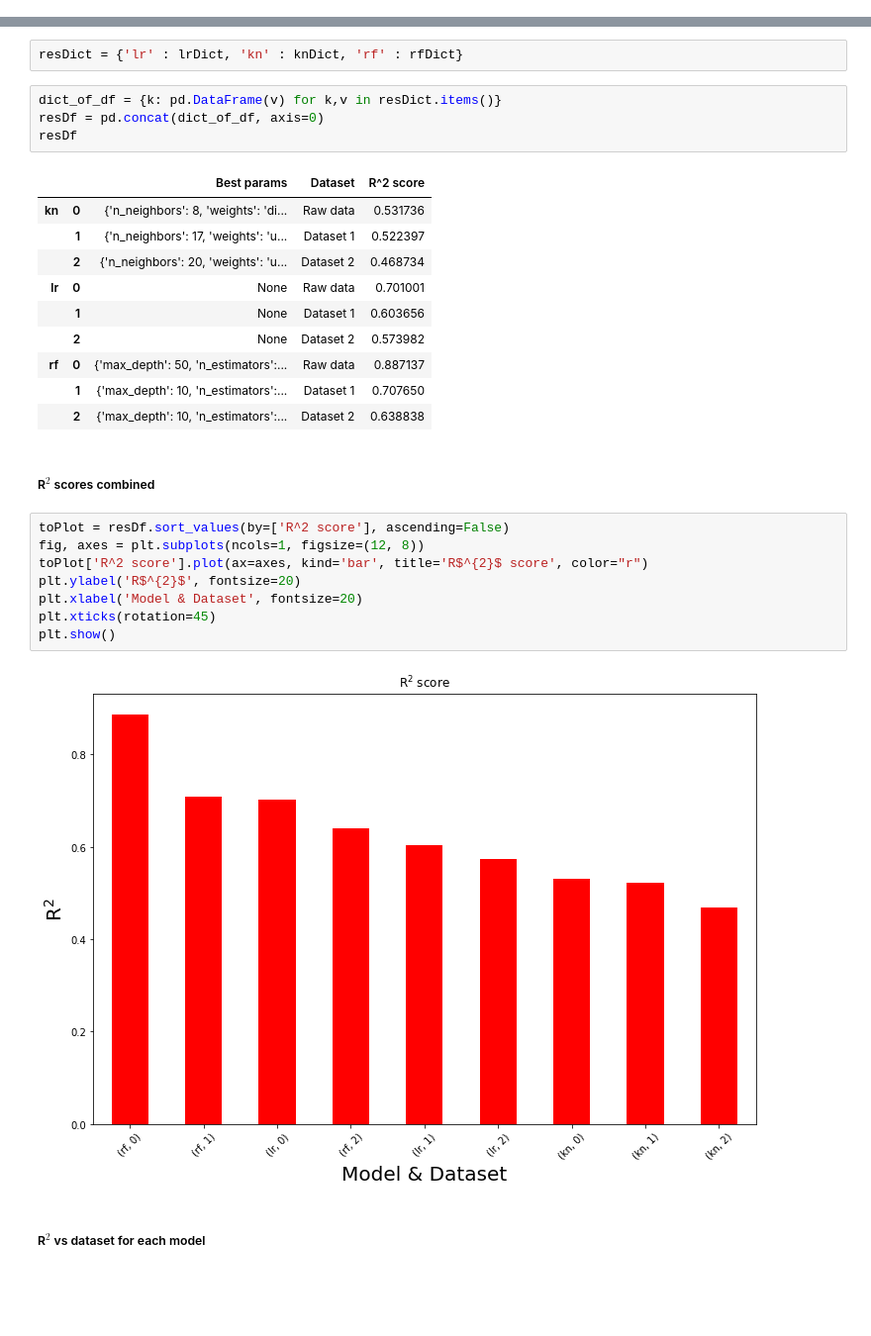
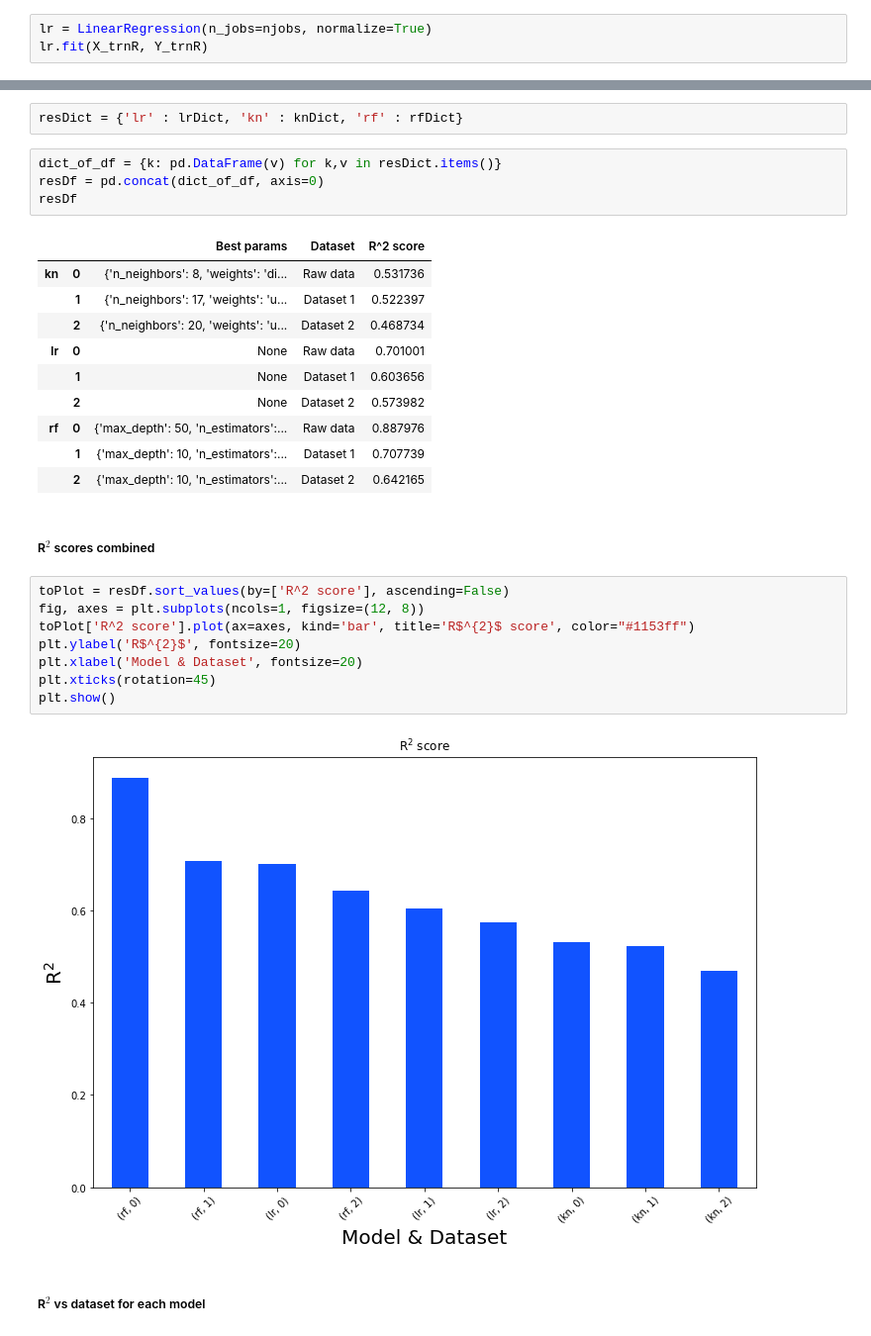
Before and after one commit to marchtom/housesalesprediction, a Jupyter notebook: house_sales.ipynb, the cells around one changed output, grey strips where cells are left out. Shown at 99% size. Drawn from its saved outputs; the diff is of its cells as text; blank space fills up the shorter version.

```diff
--- a/house_sales.ipynb
+++ b/house_sales.ipynb
@@ -421,3 +436,6 @@ pd.DataFrame(lrDict)
 | 0 | None | Raw data | 0.701001 |
 | 1 | None | Dataset 1 | 0.603656 |
 | 2 | None | Dataset 2 | 0.573982 |
+# %%
+lr = LinearRegression(n_jobs=njobs, normalize=True)
+lr.fit(X_trnR, Y_trnR)
@@ -568,21 +639,21 @@ resDf
 | lr | 0 | None | Raw data | 0.701001 |
 |  | 1 | None | Dataset 1 | 0.603656 |
 |  | 2 | None | Dataset 2 | 0.573982 |
-| rf | 0 | {'max_depth': 50, 'n_estimators':... | Raw data | 0.887137 |
-|  | 1 | {'max_depth': 10, 'n_estimators':... | Dataset 1 | 0.707650 |
-|  | 2 | {'max_depth': 10, 'n_estimators':... | Dataset 2 | 0.638838 |
+| rf | 0 | {'max_depth': 50, 'n_estimators':... | Raw data | 0.887976 |
+|  | 1 | {'max_depth': 10, 'n_estimators':... | Dataset 1 | 0.707739 |
+|  | 2 | {'max_depth': 10, 'n_estimators':... | Dataset 2 | 0.642165 |
 # %% [markdown]
 ##### R$^{2}$ scores combined <a name='r_comb'></a>
 # %%
 toPlot = resDf.sort_values(by=['R^2 score'], ascending=False)
 fig, axes = plt.subplots(ncols=1, figsize=(12, 8))
-toPlot['R^2 score'].plot(ax=axes, kind='bar', title='R$^{2}$ score', color="r")
+toPlot['R^2 score'].plot(ax=axes, kind='bar', title='R$^{2}$ score', color="#1153ff")
 plt.ylabel('R$^{2}$', fontsize=20)
 plt.xlabel('Model & Dataset', fontsize=20)
 plt.xticks(rotation=45)
 plt.show()
 # %% [output]
-[figure, old version]
+[figure, new version]
 # %% [markdown]
 ##### R$^{2}$ vs dataset for each model <a name='r_vs_data'></a>
 # %%
```
Also changed, not shown: parts of 38 cells of this notebook.
